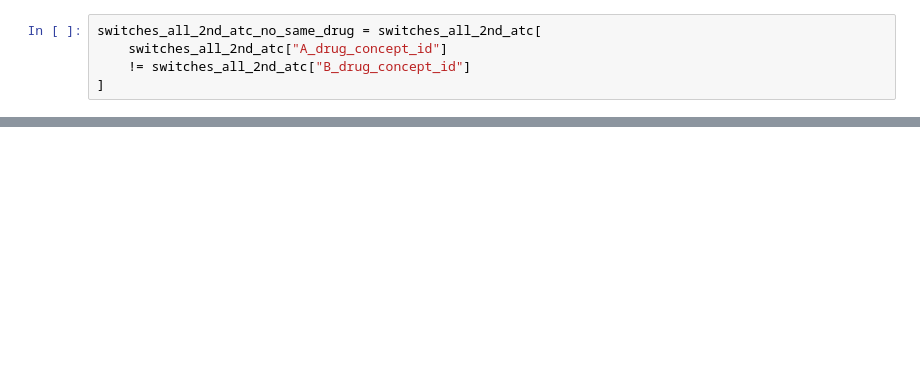
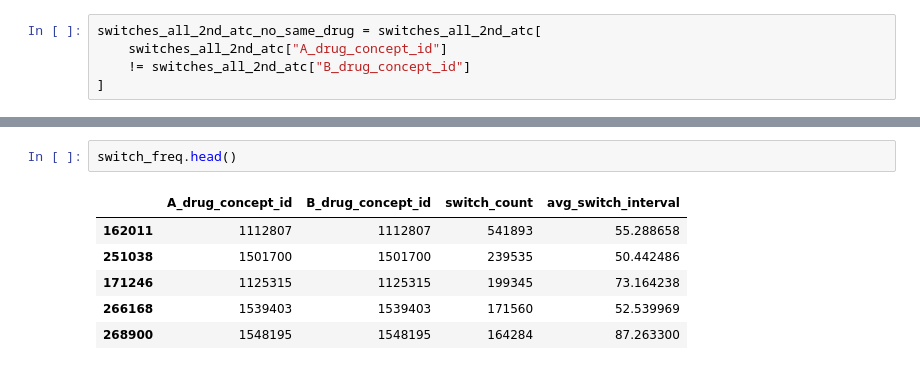
Before and after one commit to spicadust/Project_PerMed, a Jupyter notebook: notebooks/pattern/drug_switch_eda.ipynb, the cells around one changed output, grey strips where cells are left out. Drawn from its saved outputs; the diff is of its cells as text; blank space fills up the shorter version.

```diff
--- a/notebooks/pattern/drug_switch_eda.ipynb
+++ b/notebooks/pattern/drug_switch_eda.ipynb
@@ -336,0 +345,9 @@ create a dataframe with the tuple and the count. columns: (A_drug_concept_id, B_
+# %%
+switch_freq.head()
+# %% [output]
+|  | A_drug_concept_id | B_drug_concept_id | switch_count | avg_switch_interval |
+| 162011 | 1112807 | 1112807 | 541893 | 55.288658 |
+| 251038 | 1501700 | 1501700 | 239535 | 50.442486 |
+| 171246 | 1125315 | 1125315 | 199345 | 73.164238 |
+| 266168 | 1539403 | 1539403 | 171560 | 52.539969 |
+| 268900 | 1548195 | 1548195 | 164284 | 87.263300 |
```
Also changed, not shown: parts of 14 cells of this notebook.
